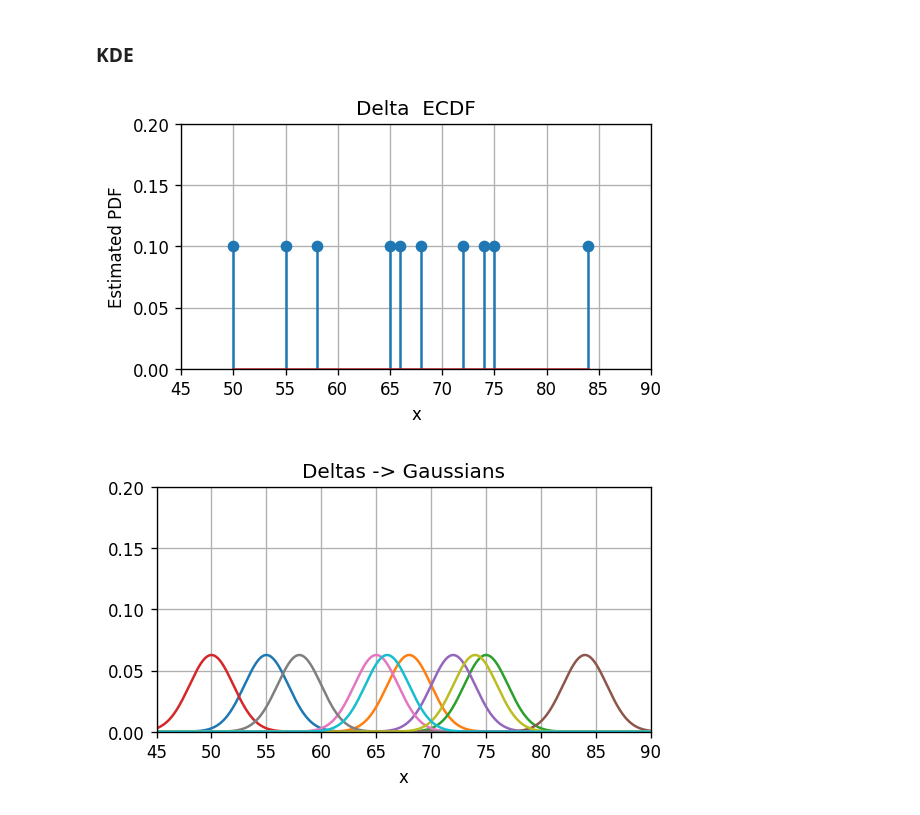
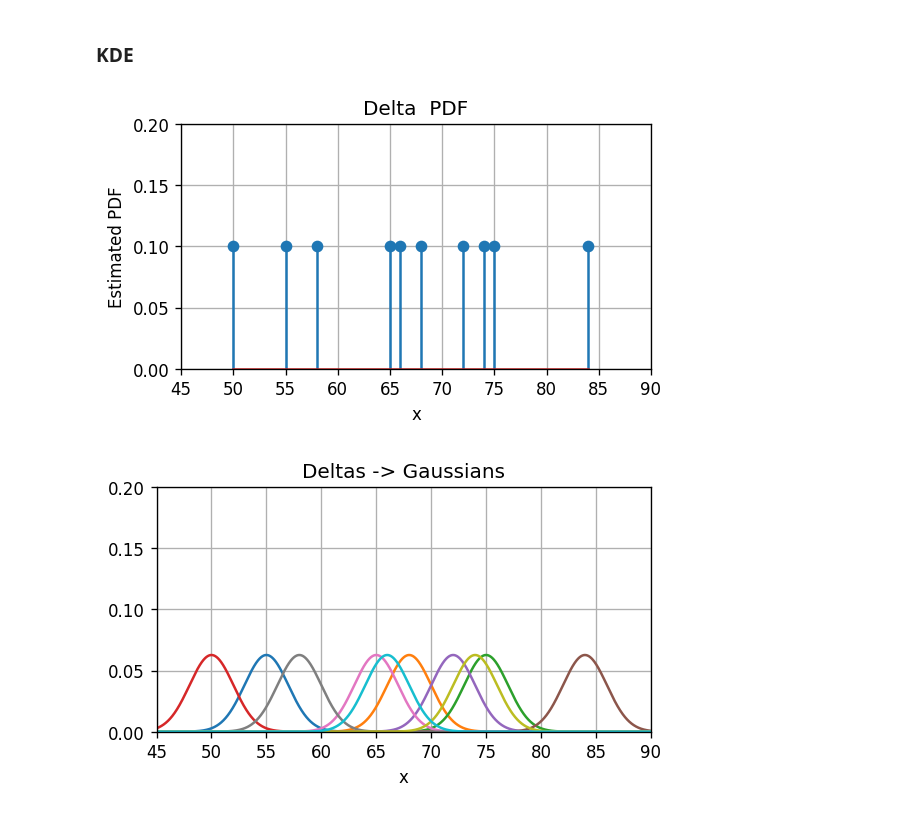
Before and after one commit to technion046195/technion046195, a Jupyter notebook: content/lecture05/code.ipynb, the cells around one changed output. Drawn from its saved outputs; the diff is of its cells as text; code cells hidden in the pictures.

```diff
--- a/content/lecture05/code.ipynb
+++ b/content/lecture05/code.ipynb
@@ -110,15 +110,15 @@ fig.savefig('./output/drive_time_hist_100.png', dpi=240)
 # %%
 fig, ax = plt.subplots(figsize=(5, 3))
 ax.stem(x, np.ones_like(x) / x.shape[0])
-ax.set_title('Delta  ECDF')
+ax.set_title('Delta  PDF')
 ax.set_xlabel('x')
 ax.set_ylabel('Estimated PDF')
 ax.set_xlim(45, 90)
 ax.set_ylim(0, 0.2)
 plt.tight_layout()
 fig.savefig('./output/drive_time_delta_pdf.png', dpi=240)
 # %% [output]
-[figure, old version]
+[figure, new version]
 # %%
 kernel = lambda x: 1 / (2 / np.pi) ** 0.5 * np.exp(-x ** 2 / 2)
 
```
Also changed, not shown: parts of 8 cells of this notebook, 3 other files.
